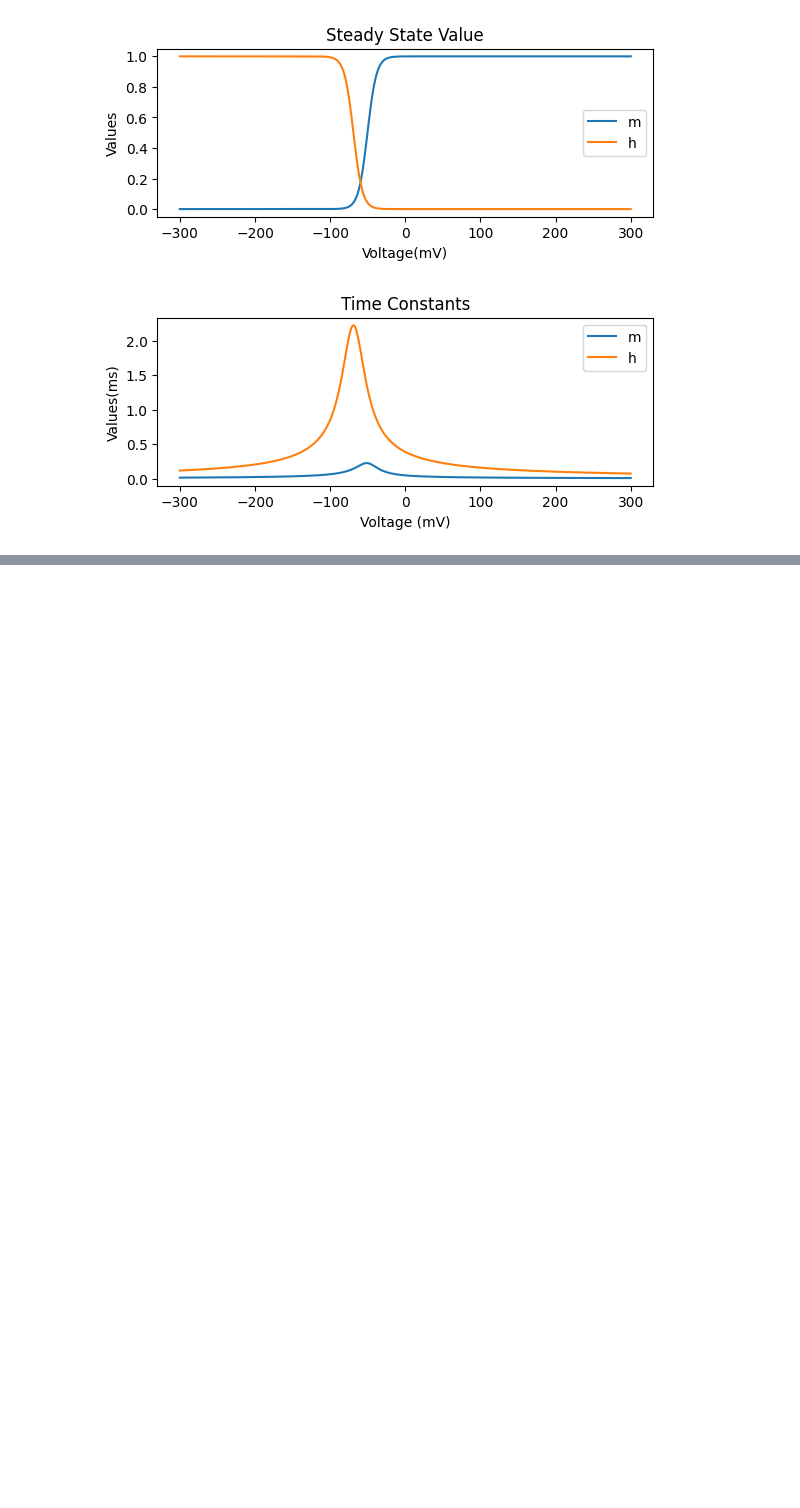
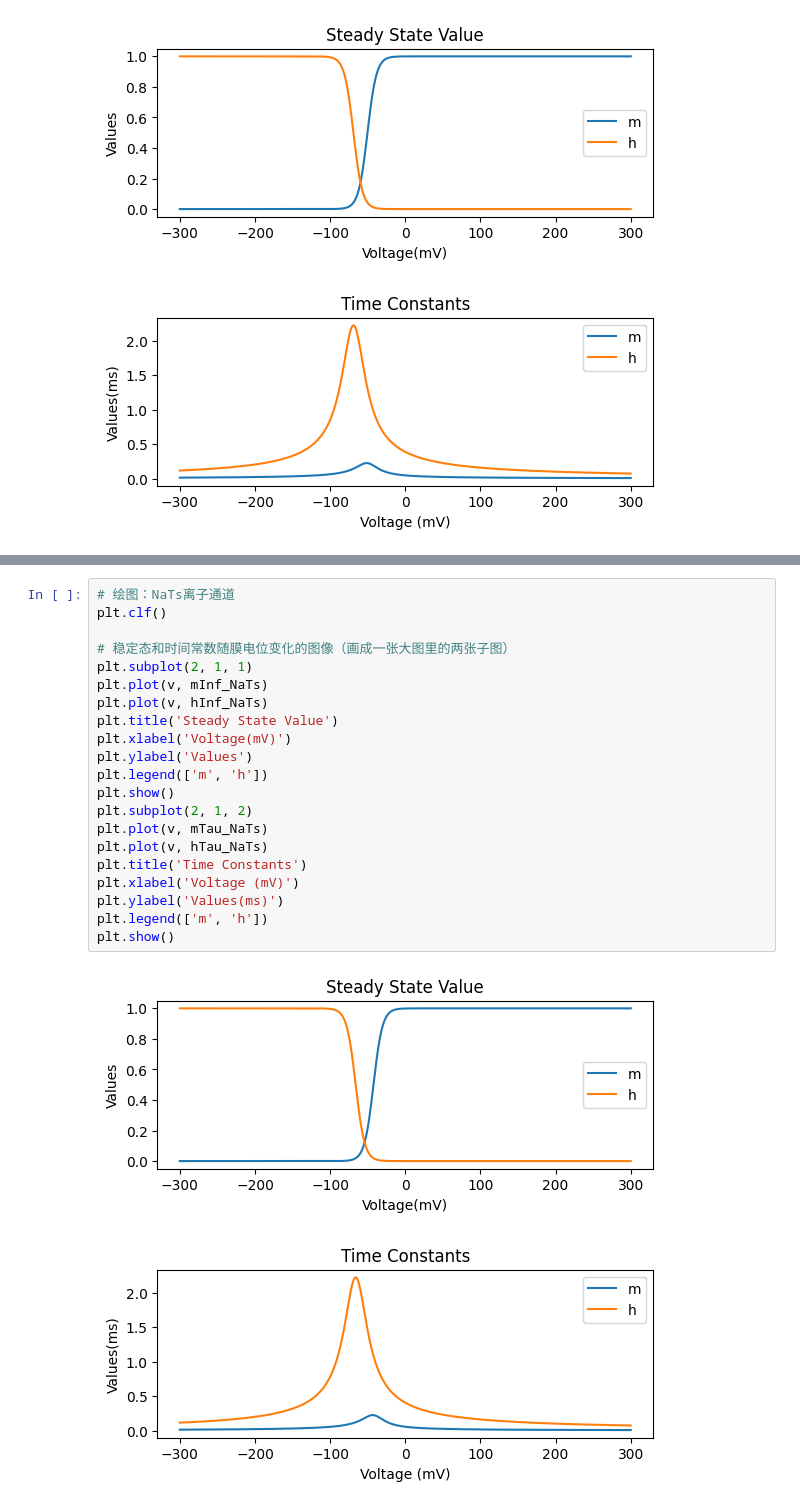
Before and after one commit to MZhexin/Brain-Dynamics-Programming, a Jupyter notebook: Experiment/Ion_Channels.ipynb, the cells around one changed output, grey strips where cells are left out. Saved outputs shown, nothing was run; the diff lists cells and outputs as text; blank space fills up the shorter version.

```diff
--- a/Experiment/Ion_Channels.ipynb
+++ b/Experiment/Ion_Channels.ipynb
@@ -423,0 +470,24 @@ plt.show()
+# %%
+# 绘图：NaTs离子通道
+plt.clf()
+
+# 稳定态和时间常数随膜电位变化的图像（画成一张大图里的两张子图）
+plt.subplot(2, 1, 1)
+plt.plot(v, mInf_NaTs)
+plt.plot(v, hInf_NaTs)
+plt.title('Steady State Value')
+plt.xlabel('Voltage(mV)')
+plt.ylabel('Values')
+plt.legend(['m', 'h'])
+plt.show()
+plt.subplot(2, 1, 2)
+plt.plot(v, mTau_NaTs)
+plt.plot(v, hTau_NaTs)
+plt.title('Time Constants')
+plt.xlabel('Voltage (mV)')
+plt.ylabel('Values(ms)')
+plt.legend(['m', 'h'])
+plt.show()
+# %% [output]
+[figure, added]
+[figure, added]
```
Also changed, not shown: parts of 11 cells of this notebook.
